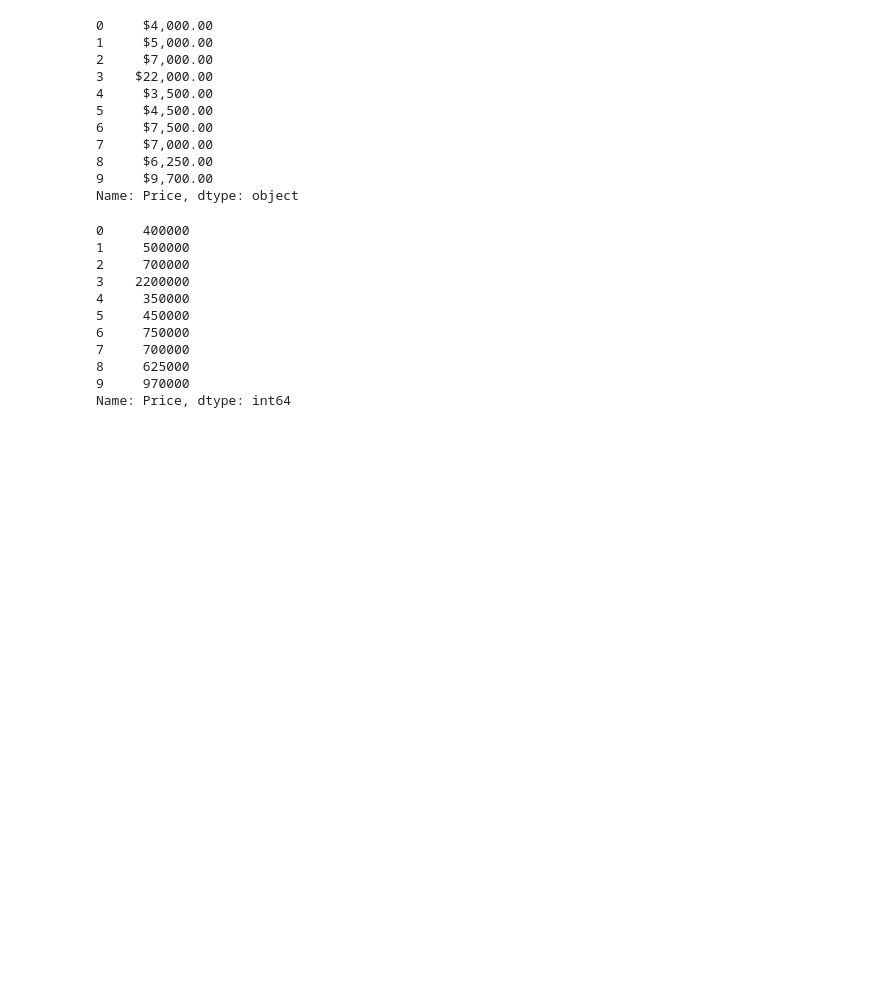
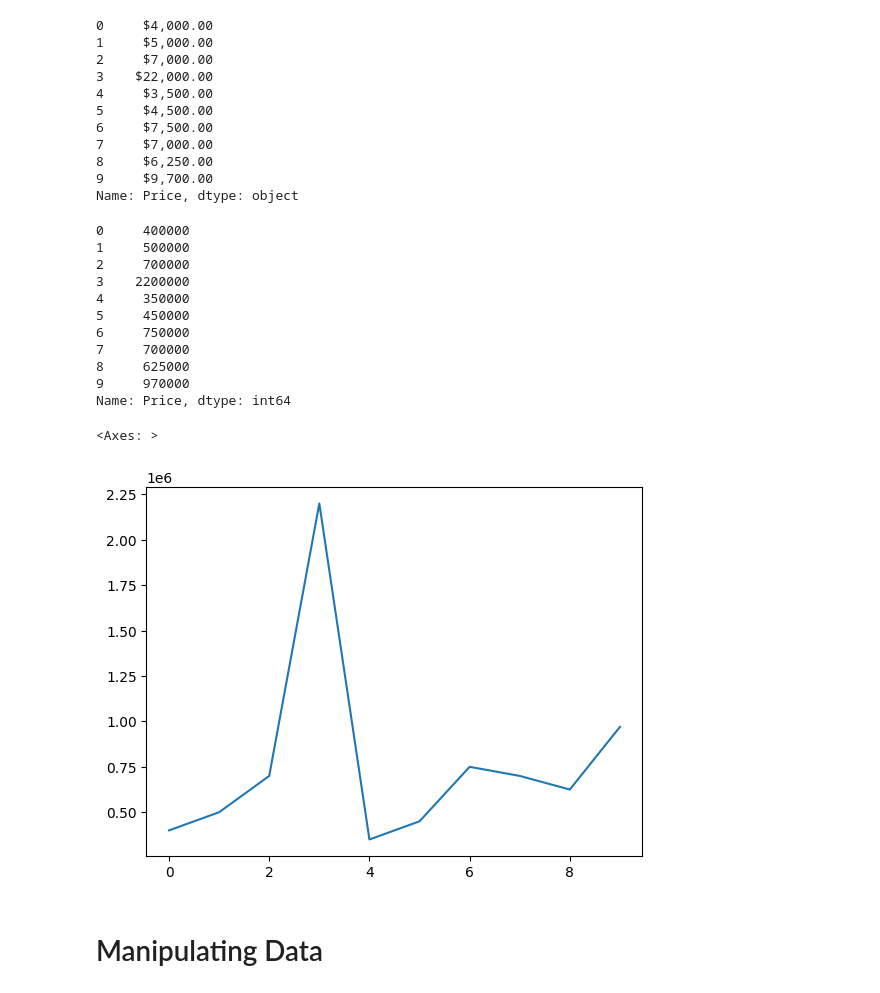
Before and after one commit to cRED-f/Machine-Learning, a Jupyter notebook: introduction_to_pandas.ipynb, the cells around one changed output. Saved outputs shown, nothing was run; the diff lists cells and outputs as text; code cells hidden in the pictures; blank space fills up the shorter version.

```diff
--- a/introduction_to_pandas.ipynb
+++ b/introduction_to_pandas.ipynb
@@ -444,3 +439,10 @@ car_sales["Price"]
 8     625000
 9     970000
 Name: Price, dtype: int64
+# %%
+car_sales["Price"].plot()
+# %% [output]
+<Axes: >
+[figure, added]
+# %% [markdown]
+# Manipulating Data
```
Also changed, not shown: parts of 49 cells of this notebook.
